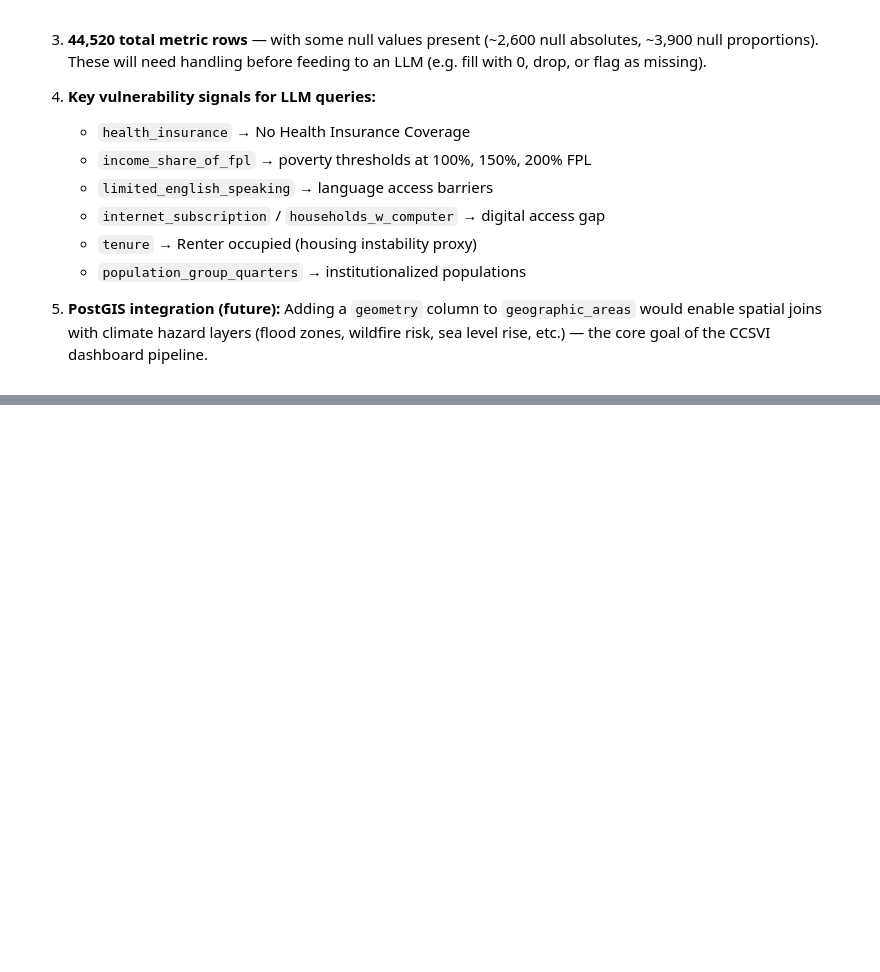
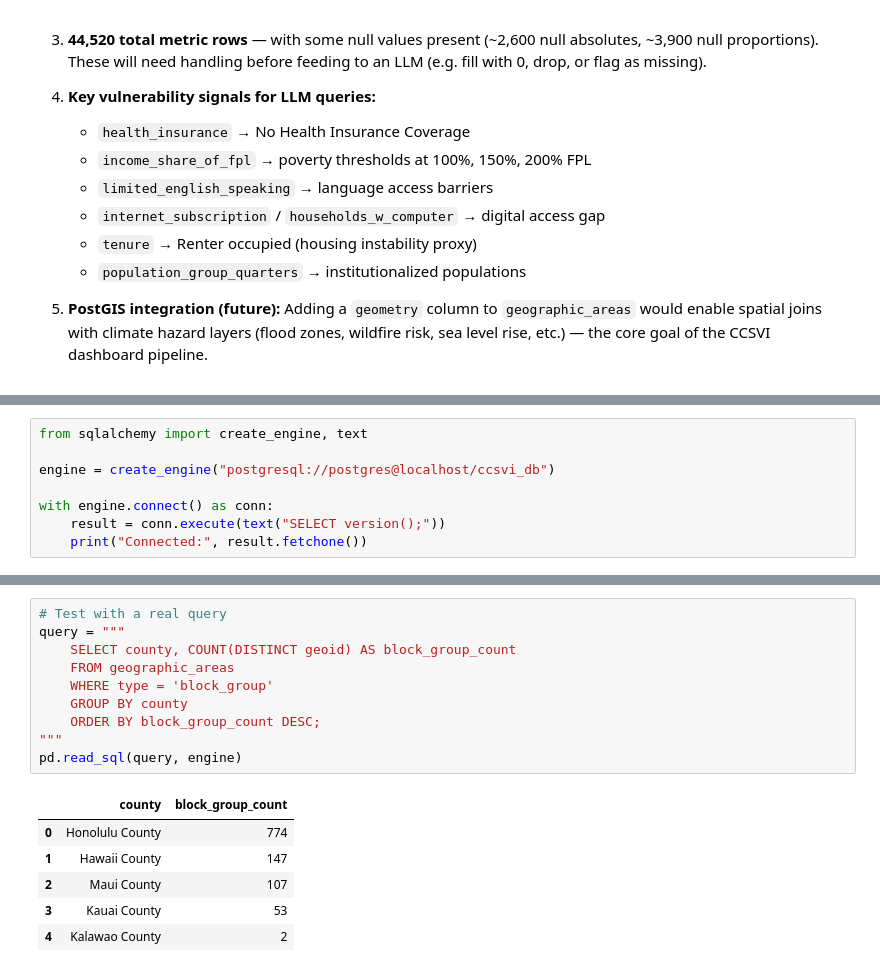
Before and after one commit to UH-CI/ccsvi-dashboard, a Jupyter notebook: notebooks/data_modeling.ipynb, the cells around one changed output, grey strips where cells are left out. Cells and saved outputs as stored; diff of their text form; blank space fills up the shorter version.

```diff
--- a/notebooks/data_modeling.ipynb
+++ b/notebooks/data_modeling.ipynb
@@ -344,0 +432,8 @@ print(sql_schema)
+# %%
+from sqlalchemy import create_engine, text
+
+engine = create_engine("postgresql://postgres@localhost/ccsvi_db")
+
+with engine.connect() as conn:
+    result = conn.execute(text("SELECT version();"))
+    print("Connected:", result.fetchone())
@@ -344,0 +456,17 @@ print(sql_schema)
+# %%
+# Test with a real query
+query = """
+    SELECT county, COUNT(DISTINCT geoid) AS block_group_count
+    FROM geographic_areas
+    WHERE type = 'block_group'
+    GROUP BY county
+    ORDER BY block_group_count DESC;
+"""
+pd.read_sql(query, engine)
+# %% [output]
+|  | county | block_group_count |
+| 0 | Honolulu County | 774 |
+| 1 | Hawaii County | 147 |
+| 2 | Maui County | 107 |
+| 3 | Kauai County | 53 |
+| 4 | Kalawao County | 2 |
```
Also changed, not shown: parts of 9 cells of this notebook.
